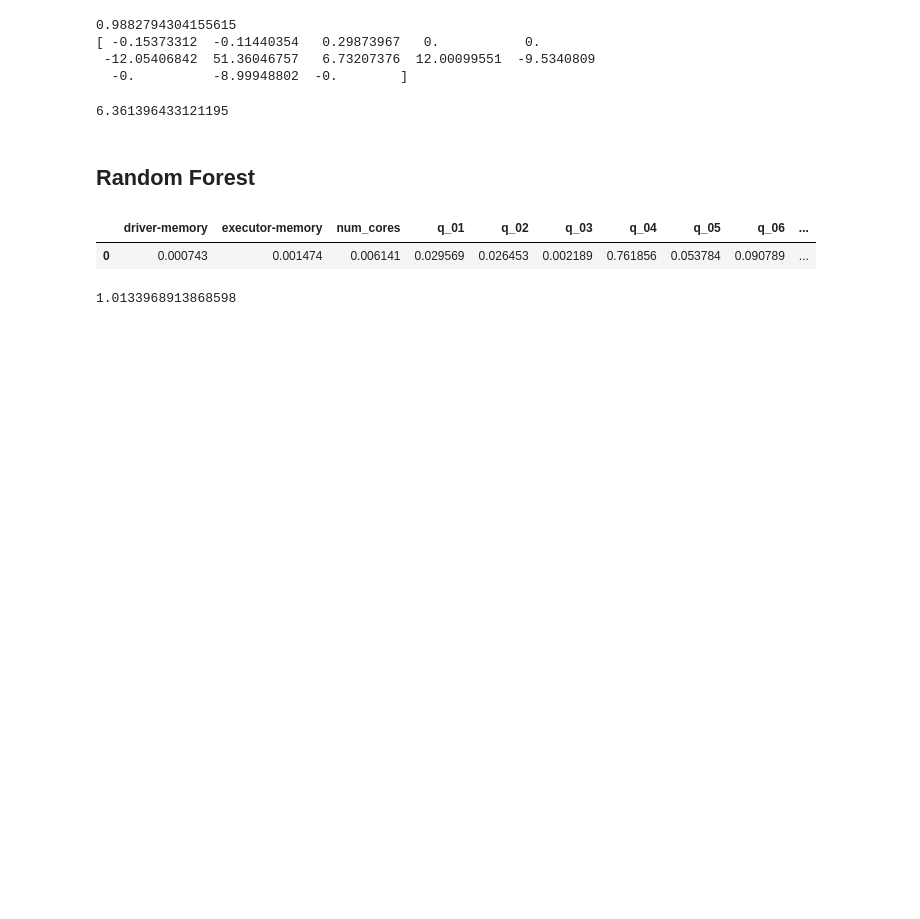
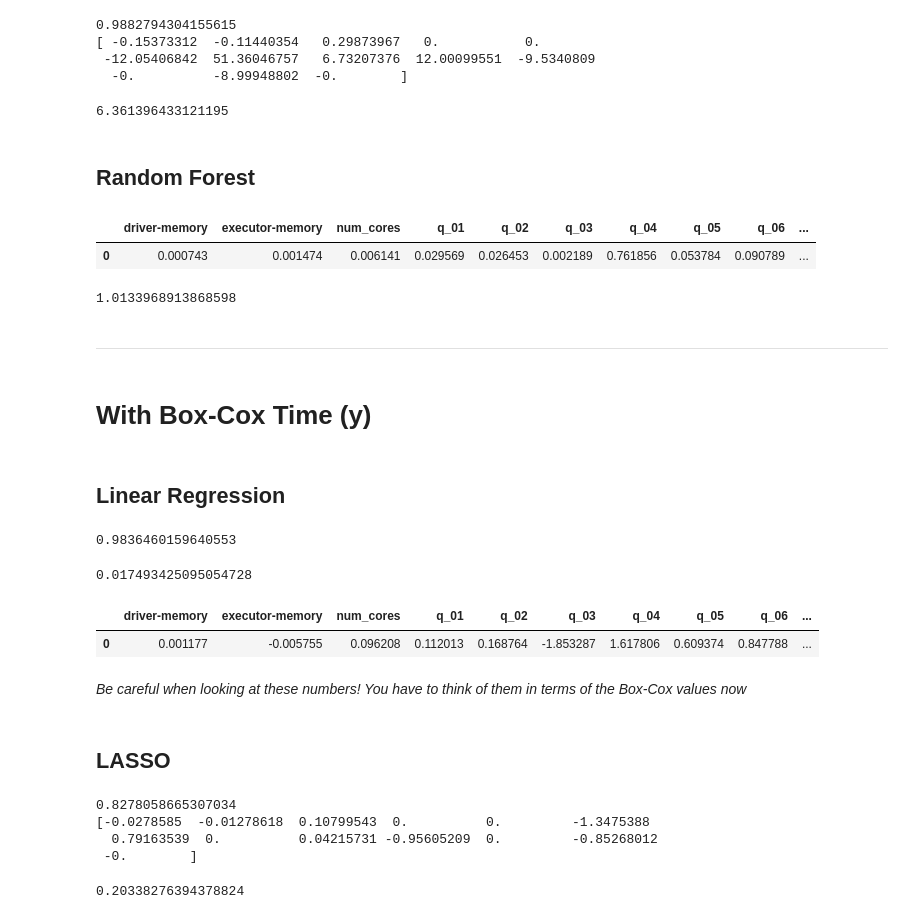
Before and after one commit to ajmal017/spark-jvm-ml, a Jupyter notebook: ml_models-new_data.ipynb, the cells around one changed output. Drawn from its saved outputs; the diff is of its cells as text; code cells hidden in the pictures; blank space fills up the shorter version.

Commit message:
analysis with more data

```diff
--- a/ml_models-new_data.ipynb
+++ b/ml_models-new_data.ipynb
@@ -276,3 +267,49 @@ y_pred_rf = rf.predict(X_test)
 mean_squared_error(y_test, y_pred_rf)
 # %% [output]
 1.0133968913868598
+# %% [markdown]
+--------
+# %% [markdown]
+# With Box-Cox Time (y)
+# %%
+rs = np.random.RandomState(seed=1)
+df = all_df
+X = df.iloc[:,:-1]
+y = bc_y
+
+X_train, X_test, y_train, y_test = train_test_split(X, y, test_size=0.20, random_state=rs, ) # 80/20 split!
+# %% [markdown]
+## Linear Regression
+# %%
+# fitting intercept = False because included all query columns!
+reg = LinearRegression(fit_intercept=False).fit(X_train, y_train)
+print(reg.score(X_train, y_train))
+y_pred_reg = reg.predict(X_test)
+mean_squared_error(y_test, y_pred_reg)
+# %% [output]
+0.9836460159640553
+0.017493425095054728
+# %%
+c = pd.DataFrame(reg.coef_)
+c.columns = X_train.columns
+c # coefficients of the linear regression model
+# %% [output]
+|  | driver-memory | executor-memory | num_cores | q_01 | q_02 | q_03 | q_04 | q_05 | q_06 | ... |
+| 0 | 0.001177 | -0.005755 | 0.096208 | 0.112013 | 0.168764 | -1.853287 | 1.617806 | 0.609374 | 0.847788 | ... |
+# %% [markdown]
+_Be careful when looking at these numbers! You have to think of them in terms of the Box-Cox values now_
+# %% [markdown]
+## LASSO
+# %%
+lasso = Lasso(random_state=rs, alpha=0.05).fit(X_train, y_train) # note, low alpha --> more like regular LR
+print(lasso.score(X_train, y_train))
+print(lasso.coef_)
+print
+y_pred_lasso = lasso.predict(X_test)
+mean_squared_error(y_test, y_pred_lasso)
+# %% [output]
+0.8278058665307034
+[-0.0278585  -0.01278618  0.10799543  0.          0.         -1.3475388
+  0.79163539  0.          0.04215731 -0.95605209  0.         -0.85268012
+ -0.        ]
+0.20338276394378824
```
Also changed, not shown: parts of 28 cells of this notebook.
